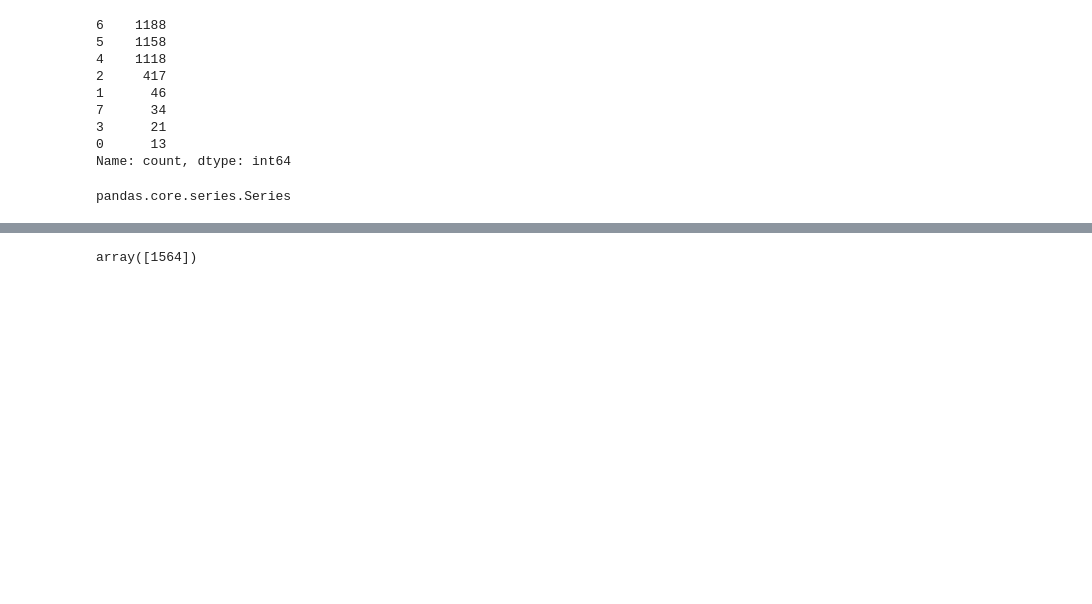
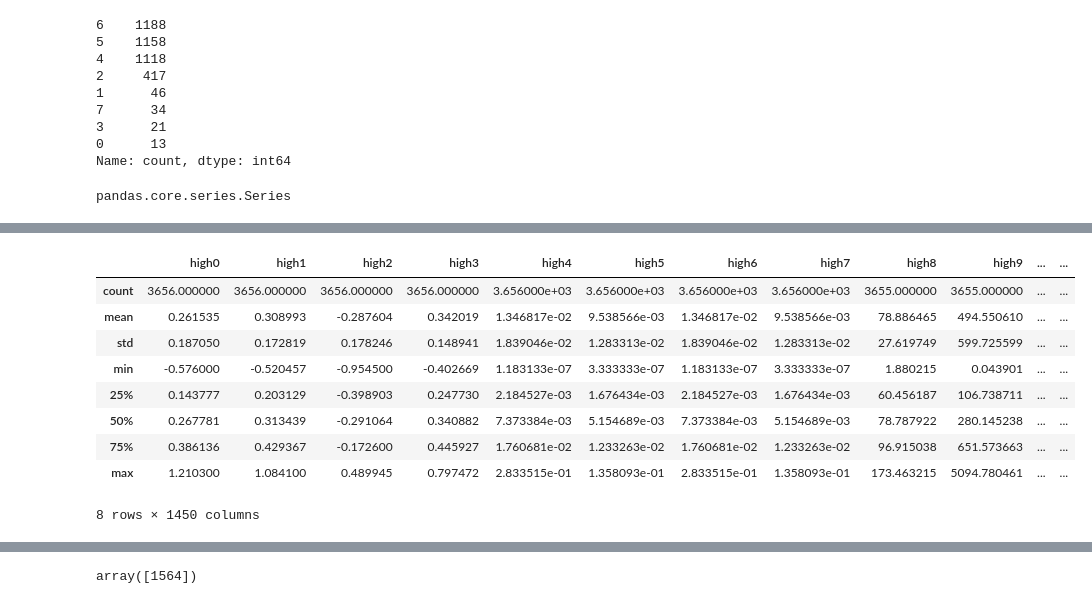
Before and after one commit to AnsonLo11/siblingsDatasetBaseline, a Jupyter notebook: data_analysis.ipynb, the cells around one changed output, grey strips where cells are left out. Cells and saved outputs as stored; diff of their text form; code cells hidden in the pictures; blank space fills up the shorter version.

```diff
--- a/data_analysis.ipynb
+++ b/data_analysis.ipynb
@@ -201,0 +212,13 @@ data = pd.read_csv('data.csv')
+# %%
+data.describe()
+# %% [output]
+|  | high0 | high1 | high2 | high3 | high4 | high5 | high6 | high7 | high8 | high9 | ... | ... |
+| count | 3656.000000 | 3656.000000 | 3656.000000 | 3656.000000 | 3.656000e+03 | 3.656000e+03 | 3.656000e+03 | 3.656000e+03 | 3655.000000 | 3655.000000 | ... | ... |
+| mean | 0.261535 | 0.308993 | -0.287604 | 0.342019 | 1.346817e-02 | 9.538566e-03 | 1.346817e-02 | 9.538566e-03 | 78.886465 | 494.550610 | ... | ... |
+| std | 0.187050 | 0.172819 | 0.178246 | 0.148941 | 1.839046e-02 | 1.283313e-02 | 1.839046e-02 | 1.283313e-02 | 27.619749 | 599.725599 | ... | ... |
+| min | -0.576000 | -0.520457 | -0.954500 | -0.402669 | 1.183133e-07 | 3.333333e-07 | 1.183133e-07 | 3.333333e-07 | 1.880215 | 0.043901 | ... | ... |
+| 25% | 0.143777 | 0.203129 | -0.398903 | 0.247730 | 2.184527e-03 | 1.676434e-03 | 2.184527e-03 | 1.676434e-03 | 60.456187 | 106.738711 | ... | ... |
+| 50% | 0.267781 | 0.313439 | -0.291064 | 0.340882 | 7.373384e-03 | 5.154689e-03 | 7.373384e-03 | 5.154689e-03 | 78.787922 | 280.145238 | ... | ... |
+| 75% | 0.386136 | 0.429367 | -0.172600 | 0.445927 | 1.760681e-02 | 1.233263e-02 | 1.760681e-02 | 1.233263e-02 | 96.915038 | 651.573663 | ... | ... |
+| max | 1.210300 | 1.084100 | 0.489945 | 0.797472 | 2.833515e-01 | 1.358093e-01 | 2.833515e-01 | 1.358093e-01 | 173.463215 | 5094.780461 | ... | ... |
+8 rows × 1450 columns
```
Also changed, not shown: parts of 9 cells of this notebook, 1 other file.
